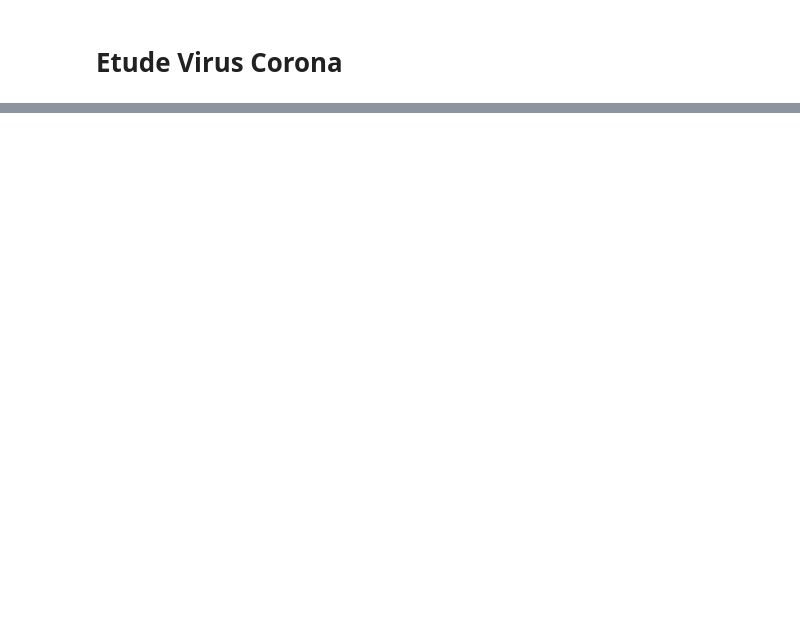
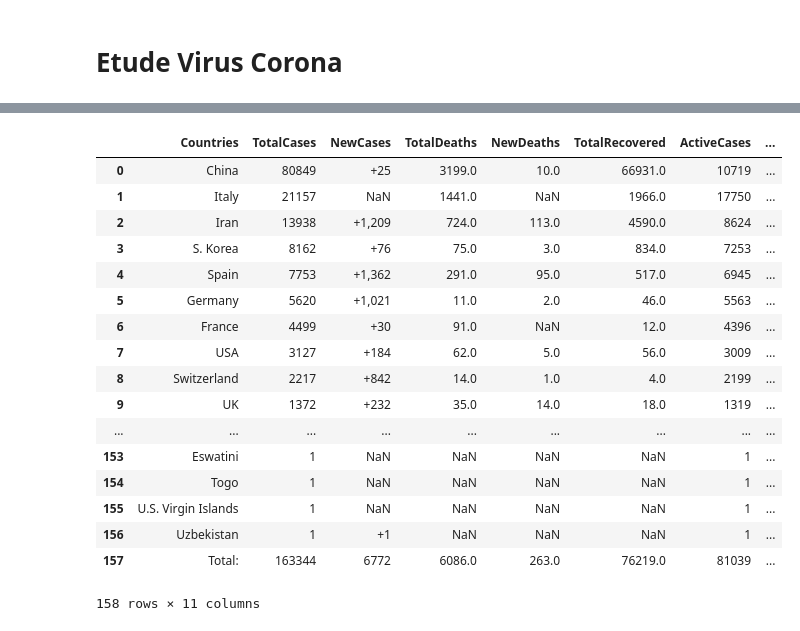
Before and after one commit to marcyves/COVID19-Python, a Jupyter notebook: coravirus.ipynb, the cells around one changed output, grey strips where cells are left out. Saved outputs shown, nothing was run; the diff lists cells and outputs as text; code cells hidden in the pictures; blank space fills up the shorter version.

```diff
--- a/coravirus.ipynb
+++ b/coravirus.ipynb
@@ -34 +28,29 @@ df
+# %%
+new_cols = df.columns.values
+new_cols[0] = 'Countries'
+df.columns = new_cols
+
+df['DeathRate'] = df['TotalDeaths']/df['TotalCases']
+# df['DeathRate'] = pd.Series(["{0:.2f}%".format(val * 100) for val in df['DeathRate']], index = df.index)
+#df['DeathRate'] = pd.Series(["{0:.2f}".format(val * 100) for val in df['DeathRate']], index = df.index)
+df
+# %% [output]
+|  | Countries | TotalCases | NewCases | TotalDeaths | NewDeaths | TotalRecovered | ActiveCases | ... |
+| 0 | China | 80849 | +25 | 3199.0 | 10.0 | 66931.0 | 10719 | ... |
+| 1 | Italy | 21157 | NaN | 1441.0 | NaN | 1966.0 | 17750 | ... |
+| 2 | Iran | 13938 | +1,209 | 724.0 | 113.0 | 4590.0 | 8624 | ... |
+| 3 | S. Korea | 8162 | +76 | 75.0 | 3.0 | 834.0 | 7253 | ... |
+| 4 | Spain | 7753 | +1,362 | 291.0 | 95.0 | 517.0 | 6945 | ... |
+| 5 | Germany | 5620 | +1,021 | 11.0 | 2.0 | 46.0 | 5563 | ... |
+| 6 | France | 4499 | +30 | 91.0 | NaN | 12.0 | 4396 | ... |
+| 7 | USA | 3127 | +184 | 62.0 | 5.0 | 56.0 | 3009 | ... |
+| 8 | Switzerland | 2217 | +842 | 14.0 | 1.0 | 4.0 | 2199 | ... |
+| 9 | UK | 1372 | +232 | 35.0 | 14.0 | 18.0 | 1319 | ... |
+| ... | ... | ... | ... | ... | ... | ... | ... | ... |
+| 153 | Eswatini | 1 | NaN | NaN | NaN | NaN | 1 | ... |
+| 154 | Togo | 1 | NaN | NaN | NaN | NaN | 1 | ... |
+| 155 | U.S. Virgin Islands | 1 | NaN | NaN | NaN | NaN | 1 | ... |
+| 156 | Uzbekistan | 1 | +1 | NaN | NaN | NaN | 1 | ... |
+| 157 | Total: | 163344 | 6772 | 6086.0 | 263.0 | 76219.0 | 81039 | ... |
+158 rows × 11 columns
 # %%
```
Also changed, not shown: parts of 9 cells of this notebook.
